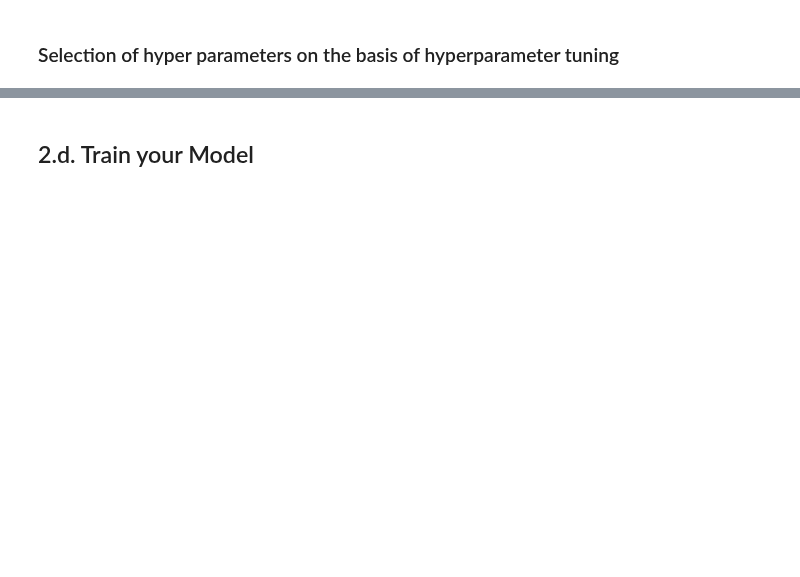
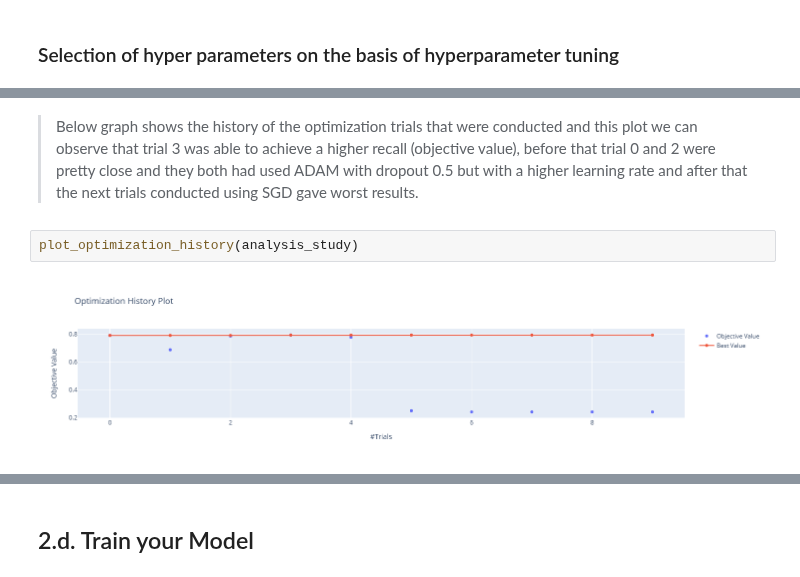
Before and after one commit to shahrukhx01/adversarial-ml-101, a Jupyter notebook: assignment3/shahrukh/assignment3_7012666_7004431_2575549.ipynb, the cells around one changed output, grey strips where cells are left out. Cells and saved outputs as stored; diff of their text form; blank space fills up the shorter version.

```diff
--- a/assignment3/shahrukh/assignment3_7012666_7004431_2575549.ipynb
+++ b/assignment3/shahrukh/assignment3_7012666_7004431_2575549.ipynb
@@ -917,0 +922,6 @@ df.sort_values(by='value', ascending=False).head(20)
+# %% [markdown]
+> Below graph shows the history of the optimization trials that were conducted and this plot we can observe that trial 3 was able to achieve a higher recall (objective value), before that trial 0 and 2 were pretty close and they both had used ADAM with dropout 0.5 but with a higher learning rate and after that the next trials conducted using SGD gave worst results.
+# %%
+plot_optimization_history(analysis_study)
+# %% [output]
+[figure, added]
```
Also changed, not shown: parts of 14 cells of this notebook.
